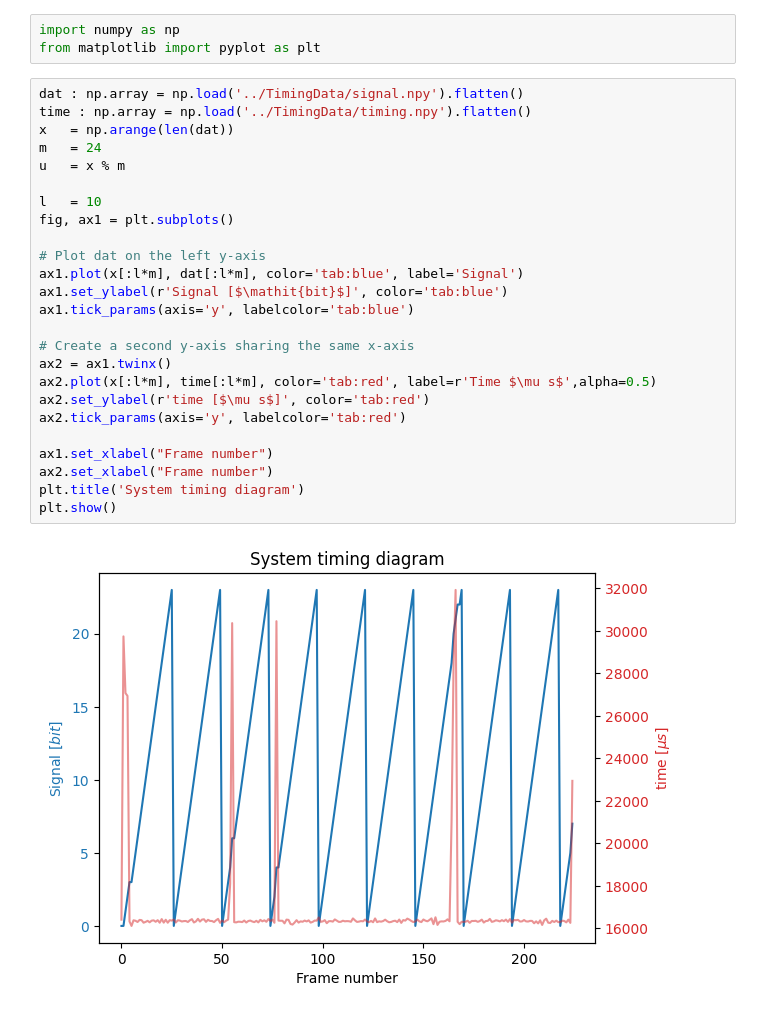
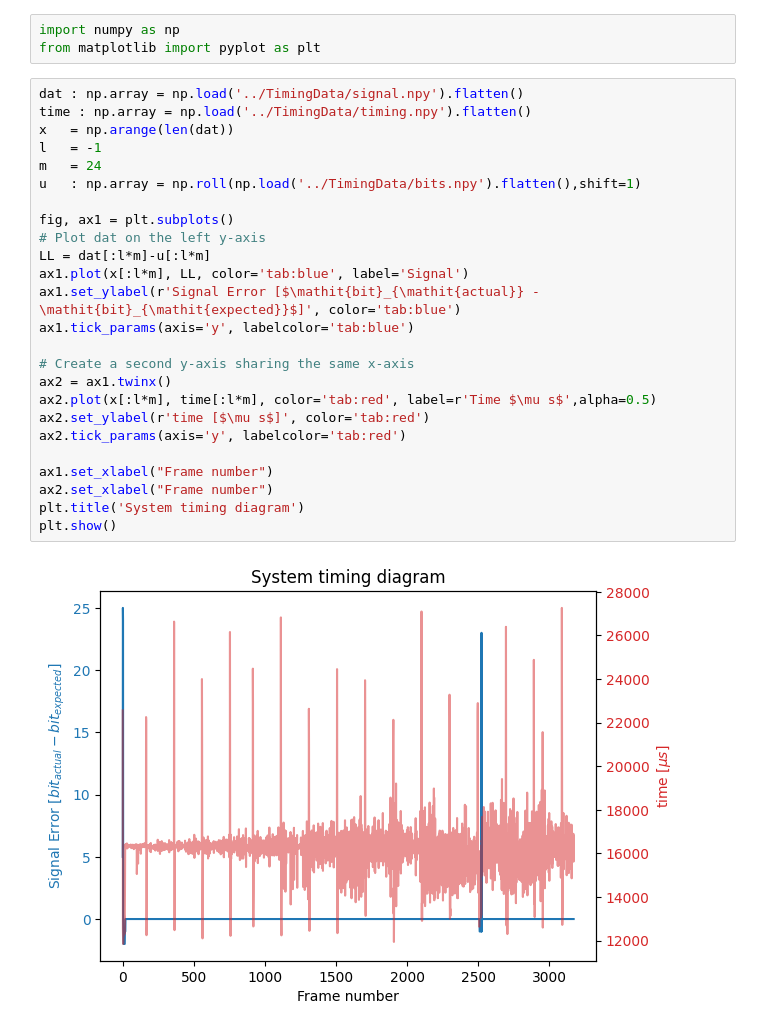
Before and after one commit to tsopeter/VM_NES_Training, a Jupyter notebook: Tools/timing_analysis.ipynb, the cells around one changed output. Saved outputs shown, nothing was run; the diff lists cells and outputs as text.

```diff
--- a/Tools/timing_analysis.ipynb
+++ b/Tools/timing_analysis.ipynb
@@ -4,29 +4,29 @@ from matplotlib import pyplot as plt
 # %%
 dat : np.array = np.load('../TimingData/signal.npy').flatten()
 time : np.array = np.load('../TimingData/timing.npy').flatten()
 x   = np.arange(len(dat))
+l   = -1
 m   = 24
-u   = x % m
+u   : np.array = np.roll(np.load('../TimingData/bits.npy').flatten(),shift=1)
 
-l   = 10
 fig, ax1 = plt.subplots()
-
 # Plot dat on the left y-axis
-ax1.plot(x[:l*m], dat[:l*m], color='tab:blue', label='Signal')
-ax1.set_ylabel(r'Signal [$\mathit{bit}$]', color='tab:blue')
+LL = dat[:l*m]-u[:l*m]
+ax1.plot(x[:l*m], LL, color='tab:blue', label='Signal')
+ax1.set_ylabel(r'Signal Error [$\mathit{bit}_{\mathit{actual}} - \mathit{bit}_{\mathit{expected}}$]', color='tab:blue')
 ax1.tick_params(axis='y', labelcolor='tab:blue')
 
 # Create a second y-axis sharing the same x-axis
 ax2 = ax1.twinx()
 ax2.plot(x[:l*m], time[:l*m], color='tab:red', label=r'Time $\mu s$',alpha=0.5)
 ax2.set_ylabel(r'time [$\mu s$]', color='tab:red')
 ax2.tick_params(axis='y', labelcolor='tab:red')
 
 ax1.set_xlabel("Frame number")
 ax2.set_xlabel("Frame number")
 plt.title('System timing diagram')
 plt.show()
 # %% [output]
-[figure, old version]
+[figure, new version]
 # %%
 dat : np.array = np.load('../TimingData/signal.npy').flatten()
```
Also changed, not shown: parts of 3 cells of this notebook, 15 other files.
